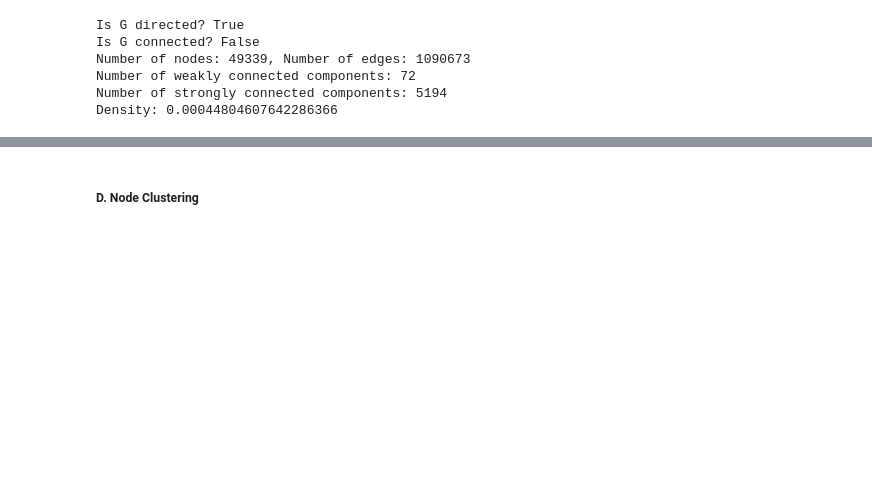
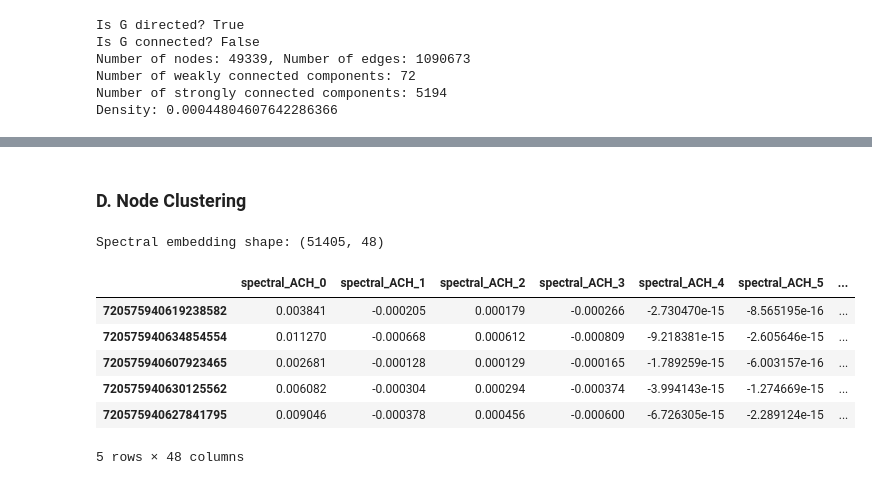
Before and after one commit to ernestoBocini/Drosophila-Brain-Wiring-Diagram-GAT, a Jupyter notebook: notebooks/exploration.ipynb, the cells around one changed output, grey strips where cells are left out. Cells and saved outputs as stored; diff of their text form; code cells hidden in the pictures; blank space fills up the shorter version.

```diff
--- a/notebooks/exploration.ipynb
+++ b/notebooks/exploration.ipynb
@@ -212,2 +290,20 @@ ax.spy(adjacency_matrix);
 # %% [markdown]
-##### D. Node Clustering
+### D. Node Clustering
+# %%
+# load the spectral_embedding from the pkl file  ../data/embeddings/spectral_embedding.pkl
+# we already computed the first 8 eigevector embeddings for all the 6 neuro transmitter types
+
+spectral_embedding = pd.read_pickle('../data/embeddings/spectral_embedding.pkl')
+
+print('Spectral embedding shape:',spectral_embedding.shape)
+
+spectral_embedding.head()
+# %% [output]
+Spectral embedding shape: (51405, 48)
+|  | spectral_ACH_0 | spectral_ACH_1 | spectral_ACH_2 | spectral_ACH_3 | spectral_ACH_4 | spectral_ACH_5 | ... |
+| 720575940619238582 | 0.003841 | -0.000205 | 0.000179 | -0.000266 | -2.730470e-15 | -8.565195e-16 | ... |
+| 720575940634854554 | 0.011270 | -0.000668 | 0.000612 | -0.000809 | -9.218381e-15 | -2.605646e-15 | ... |
+| 720575940607923465 | 0.002681 | -0.000128 | 0.000129 | -0.000165 | -1.789259e-15 | -6.003157e-16 | ... |
+| 720575940630125562 | 0.006082 | -0.000304 | 0.000294 | -0.000374 | -3.994143e-15 | -1.274669e-15 | ... |
+| 720575940627841795 | 0.009046 | -0.000378 | 0.000456 | -0.000600 | -6.726305e-15 | -2.289124e-15 | ... |
+5 rows × 48 columns
```
Also changed, not shown: parts of 22 cells of this notebook.
